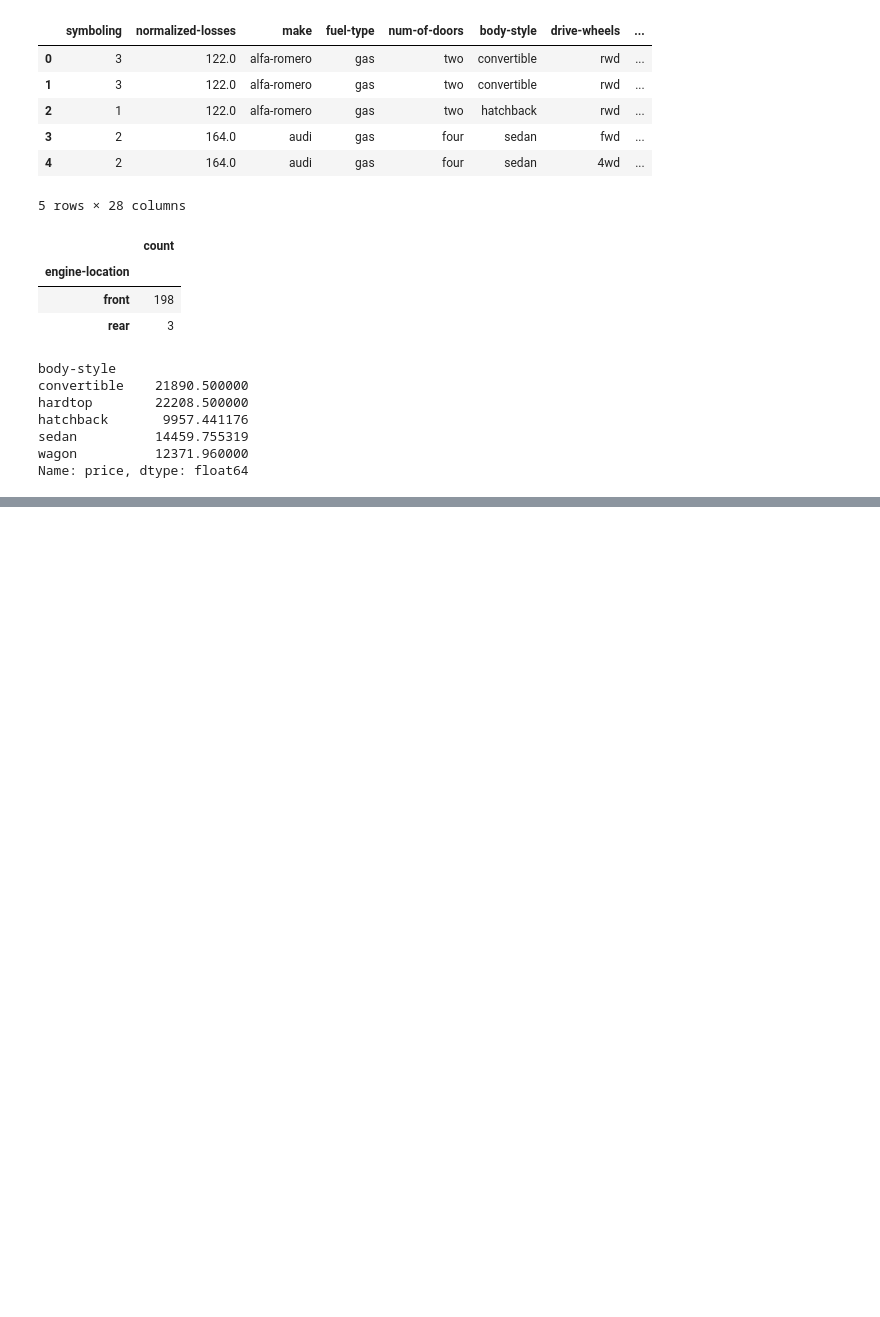
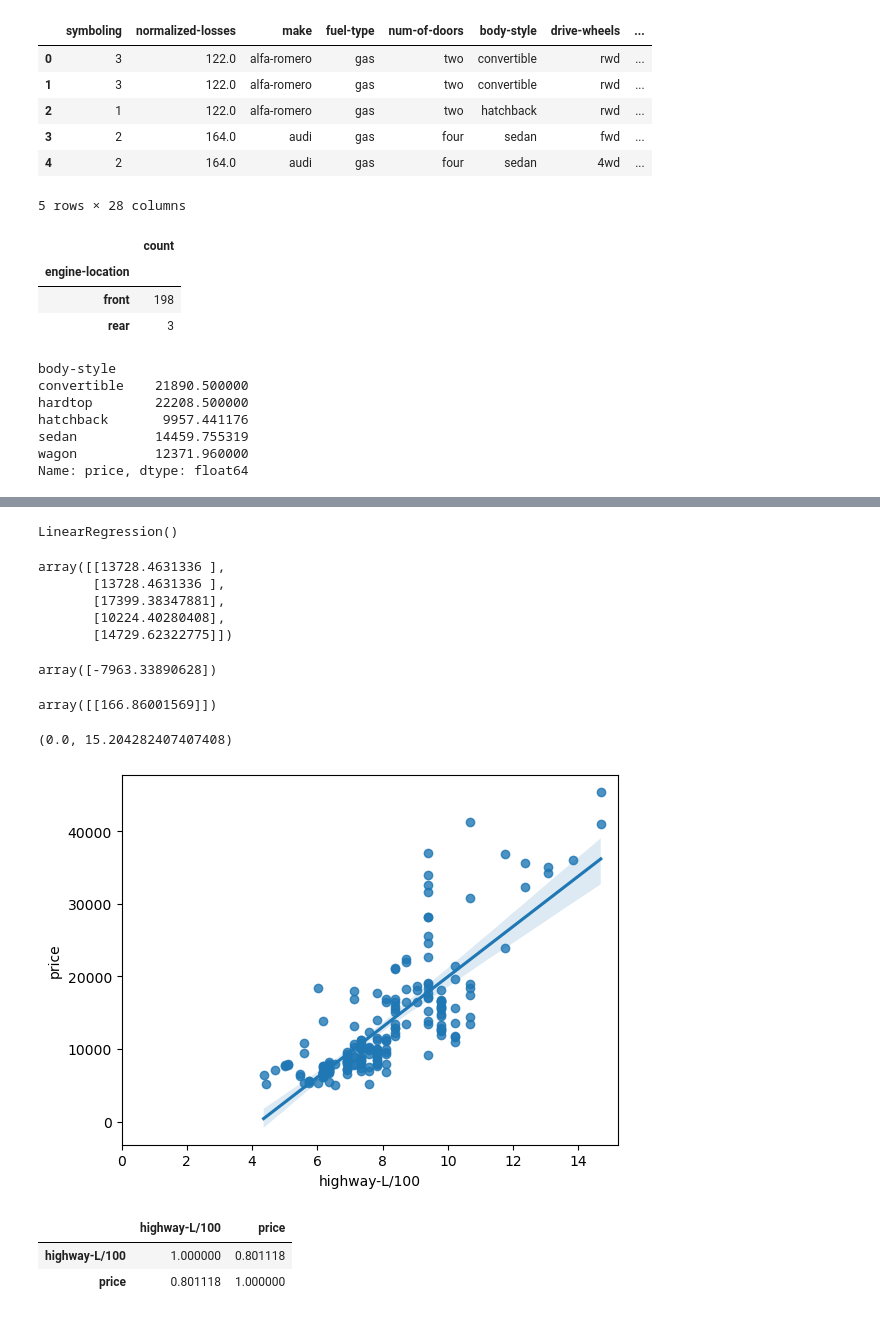
Before and after one commit to mynkchn/Drive-Into-Analysis, a Jupyter notebook: Used Car Pricing/used_car_pricing.ipynb, the cells around one changed output, grey strips where cells are left out. Cells and saved outputs as stored; diff of their text form; code cells hidden in the pictures; blank space fills up the shorter version.

```diff
--- a/Used Car Pricing/used_car_pricing.ipynb
+++ b/Used Car Pricing/used_car_pricing.ipynb
@@ -437,0 +471,21 @@ Name: price, dtype: float64
+# %%
+lm1.fit(X1,Y1)
+# %% [output]
+LinearRegression()
+# %%
+Yhat1=lm1.predict(X1)
+Yhat1[0:5]
+# %% [output]
+array([[13728.4631336 ],
+       [13728.4631336 ],
+       [17399.38347881],
+       [10224.40280408],
+       [14729.62322775]])
+# %%
+lm1.intercept_
+# %% [output]
+array([-7963.33890628])
+# %%
+lm1.coef_
+# %% [output]
+array([[166.86001569]])
@@ -437,0 +494,12 @@ Name: price, dtype: float64
+# %%
+sns.regplot(x=df['highway-L/100'],y=df['price'],data=df)
+plt.xlim(0)
+# %% [output]
+(0.0, 15.204282407407408)
+[figure, added]
+# %%
+df[['highway-L/100','price']].corr()
+# %% [output]
+|  | highway-L/100 | price |
+| highway-L/100 | 1.000000 | 0.801118 |
+| price | 0.801118 | 1.000000 |
```
Also changed, not shown: parts of 27 cells of this notebook.
